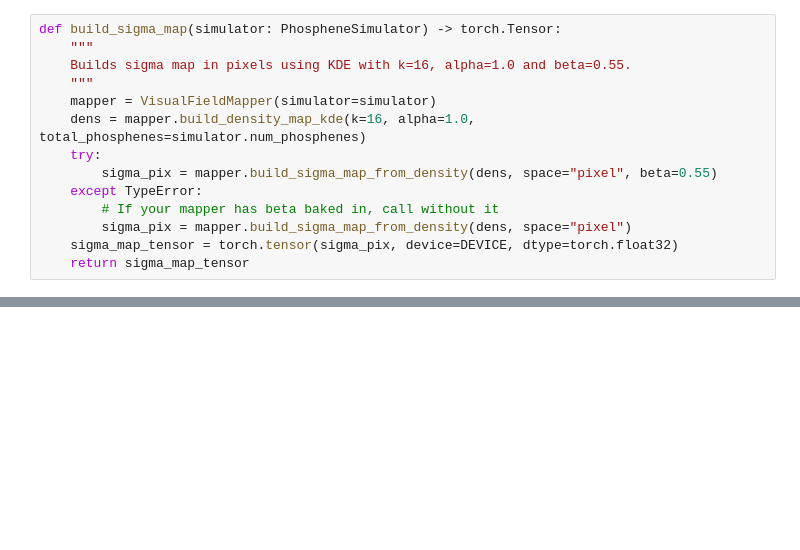
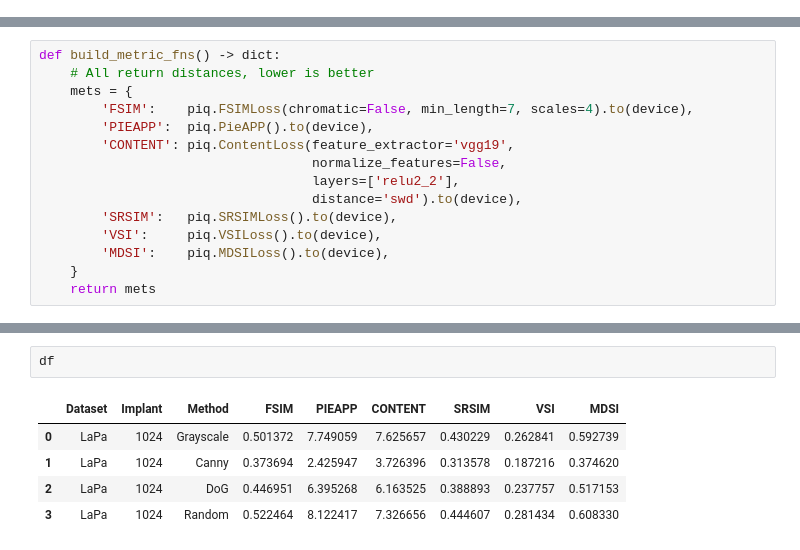
Before and after one commit to MichelleAppel/SCAPE, a Jupyter notebook: notebooks/table_eval.ipynb, the cells around one changed output, grey strips where cells are left out. Saved outputs shown, nothing was run; the diff lists cells and outputs as text; blank space fills up the shorter version.

```diff
--- a/notebooks/table_eval.ipynb
+++ b/notebooks/table_eval.ipynb
@@ -224,14 +0,0 @@ def simulate(simulator: PhospheneSimulator,
-# %%
-def build_sigma_map(simulator: PhospheneSimulator) -> torch.Tensor:
-    """
-    Builds sigma map in pixels using KDE with k=16, alpha=1.0 and beta=0.55.
-    """
-    mapper = VisualFieldMapper(simulator=simulator)
-    dens = mapper.build_density_map_kde(k=16, alpha=1.0, total_phosphenes=simulator.num_phosphenes)
-    try:
-        sigma_pix = mapper.build_sigma_map_from_density(dens, space="pixel", beta=0.55)
-    except TypeError:
-        # If your mapper has beta baked in, call without it
-        sigma_pix = mapper.build_sigma_map_from_density(dens, space="pixel")
-    sigma_map_tensor = torch.tensor(sigma_pix, device=DEVICE, dtype=torch.float32)
-    return sigma_map_tensor
@@ -607,0 +249,15 @@ Implant & Method & FSIM & PIEAPP & CONTENT & SRSIM & VSI & MDSI \\
+# %%
+def build_metric_fns() -> dict:
+    # All return distances, lower is better
+    mets = {
+        'FSIM':    piq.FSIMLoss(chromatic=False, min_length=7, scales=4).to(device),
+        'PIEAPP':  piq.PieAPP().to(device),
+        'CONTENT': piq.ContentLoss(feature_extractor='vgg19',
+                                   normalize_features=False,
+                                   layers=['relu2_2'],
+                                   distance='swd').to(device),
+        'SRSIM':   piq.SRSIMLoss().to(device),
+        'VSI':     piq.VSILoss().to(device),
+        'MDSI':    piq.MDSILoss().to(device),
+    }
+    return mets
@@ -607,0 +586,8 @@ Implant & Method & FSIM & PIEAPP & CONTENT & SRSIM & VSI & MDSI \\
+# %%
+df
+# %% [output]
+|  | Dataset | Implant | Method | FSIM | PIEAPP | CONTENT | SRSIM | VSI | MDSI |
+| 0 | LaPa | 1024 | Grayscale | 0.501372 | 7.749059 | 7.625657 | 0.430229 | 0.262841 | 0.592739 |
+| 1 | LaPa | 1024 | Canny | 0.373694 | 2.425947 | 3.726396 | 0.313578 | 0.187216 | 0.374620 |
+| 2 | LaPa | 1024 | DoG | 0.446951 | 6.395268 | 6.163525 | 0.388893 | 0.237757 | 0.517153 |
+| 3 | LaPa | 1024 | Random | 0.522464 | 8.122417 | 7.326656 | 0.444607 | 0.281434 | 0.608330 |
```
Also changed, not shown: parts of 18 cells of this notebook, 54 other files.
